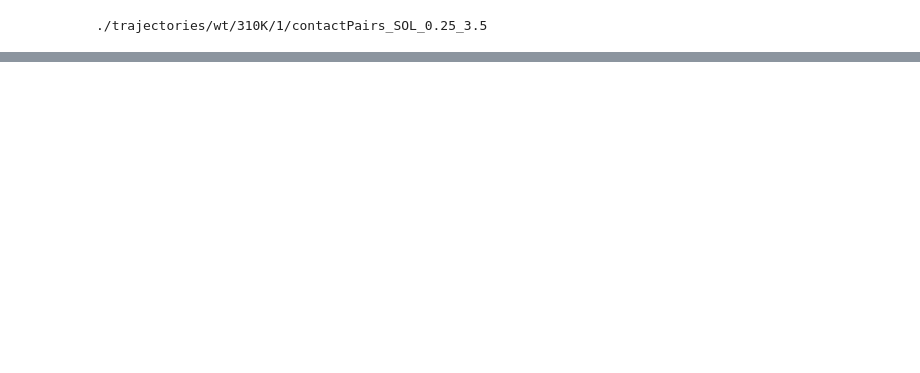
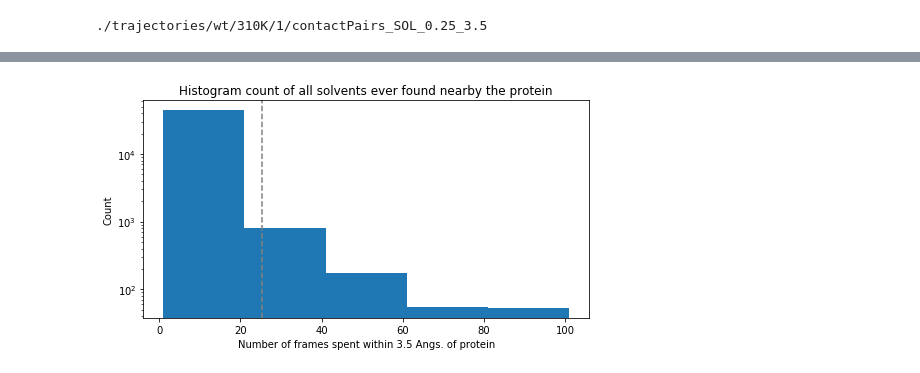
Before and after one commit to zharmad/dynamic_network_analysis_scripts, a Jupyter notebook: calculate_contact_persistence.ipynb, the cells around one changed output, grey strips where cells are left out. Drawn from its saved outputs; the diff is of its cells as text; code cells hidden in the pictures; blank space fills up the shorter version.

```diff
--- a/calculate_contact_persistence.ipynb
+++ b/calculate_contact_persistence.ipynb
@@ -65,7 +80,7 @@ if not bPythonScriptExport:
     allele='wt' ; temperature='310K' ; replicate=1
     sourceFolder='%s/%s/%s/%i' % (filePathPrefix, allele, temperature, replicate)
     psfFile='%s/seg.psf' % sourceFolder
-    trjFile='%s/sum.xtc' % sourceFolder
+    trjFile='%s/small.xtc' % sourceFolder
     bInMemory    = True
     solvSelText  = "name OW and resname SOL"
     #outputPrefix=sourceFolder+'contactPairs_SOL'
@@ -170,4 +298,5 @@ def print_graph(fileName, edgeList):
     plt.tight_layout()
     plt.savefig(fileName)
 # %%
-u = mda.Universe(psfFile, trjFile, in_memory=bInMemory)
+u = mda.Universe(psfFile, trjFile)
+num_frames=u.trajectory.n_frames
@@ -177,0 +308,5 @@ u.trajectory.coordinate_array.shape
+# %%
+ntasks=n_cores
+#ntasks=8
+frame_inds=distribute_frames_amongst_cores(num_frames,ntasks)
+print(frame_inds)
@@ -178,3 +315,11 @@ u.trajectory.coordinate_array.shape
 # %%
-counterNearbyWaters = count_indices_of_selection_over_trajectory(u,
-    "%s and around %g protein" % (solvSelText, distCutoff) )
+sel_str= ("%s and around %g protein" % (solvSelText, distCutoff))
+arg_str=[]
+for i in range(len(frame_inds)):
+    arg_str.append([psfFile,trjFile,sel_str,frame_inds[i]])
+
+if __name__=='__main__':
+    with Pool(processes=ntasks) as p:
+        counters=p.map(count_indices_of_selection_over_trajectory,arg_str)
+#gotta add them up because this actually makes n_tasks counters.
+counterNearbyWaters=np.sum(counters)
@@ -190 +377,13 @@ plt.savefig(outputPrefix+'_histogram.pdf')
+# %%
+vals = np.array([ x[1] for x in counterNearbyWaters.most_common() ])
+#print( counterNearbyWaters)
+plt.figure(figsize=(8, 4))
+plt.hist(vals, bins=int(u.trajectory.n_frames/20))
+plt.axvline(x=u.trajectory.n_frames*ratioCutoff, color='grey', linestyle='--', label='Persistence cutoff ratio.')
+plt.yscale('log')
+plt.title('Histogram count of all solvents ever found nearby the protein')
+plt.xlabel('Number of frames spent within %g Angs. of protein' % distCutoff); plt.ylabel('Count')
+plt.savefig(outputPrefix+'_histogram.pdf')
+# %% [output]
+[figure, added]
 # %%
```
Also changed, not shown: parts of 20 cells of this notebook, 3 other files.
